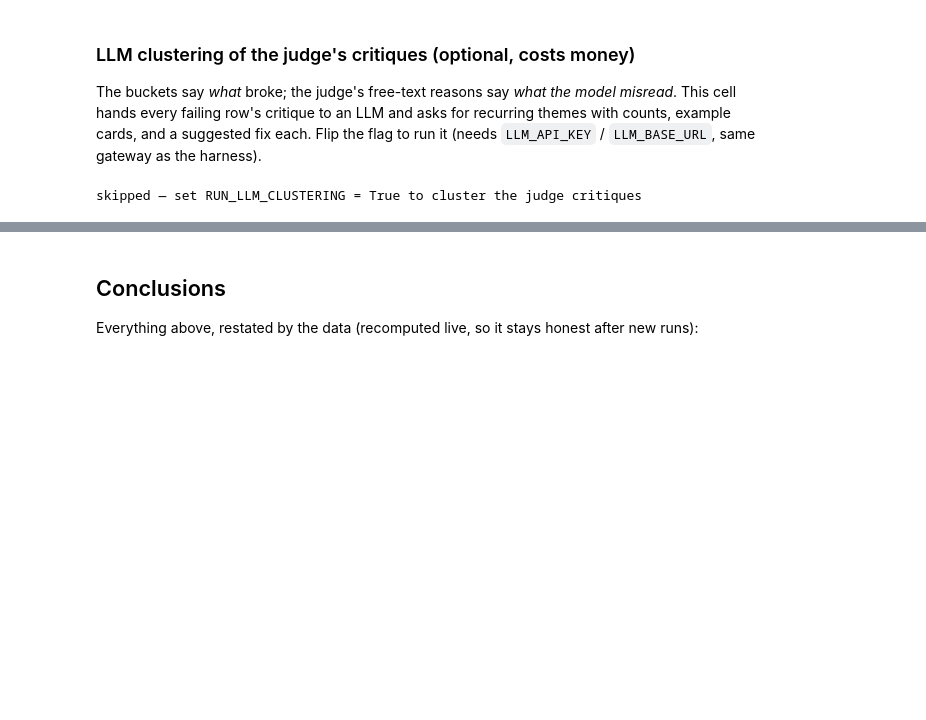
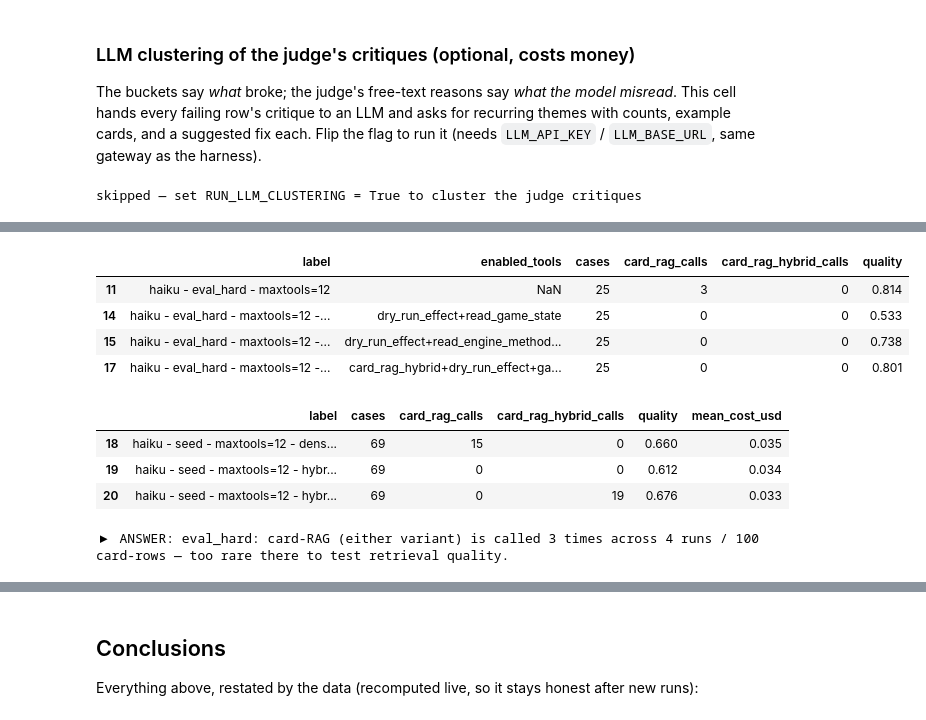
Before and after one commit to msharp9/a-thousand-blank-white-cards, a Jupyter notebook: scripts/analyze_evals.ipynb, the cells around one changed output, grey strips where cells are left out. Saved outputs shown, nothing was run; the diff lists cells and outputs as text; code cells hidden in the pictures; blank space fills up the shorter version.

```diff
--- a/scripts/analyze_evals.ipynb
+++ b/scripts/analyze_evals.ipynb
@@ -729,0 +745,55 @@ skipped — set RUN_LLM_CLUSTERING = True to cluster the judge critiques
+# %%
+from collections import Counter
+
+
+def tool_totals(run_key):
+    totals = Counter()
+    for per_tool in rows.loc[rows.run == run_key, "per_tool"]:
+        totals.update(per_tool)
+    return totals
+
+
+def rag_tool_calls(run_key):
+    totals = tool_totals(run_key)
+    return pd.Series(
+        {"card_rag_calls": totals.get("card_rag", 0), "card_rag_hybrid_calls": totals.get("card_rag_hybrid", 0)}
+    )
+
+
+def has_tool(enabled_tools, name):
+    return isinstance(enabled_tools, str) and name in enabled_tools.split("+")
+
+
+# eval_hard: how often is card-RAG even called there, regardless of variant?
+hard_rag = runs[
+    (runs.benchmark == "eval_hard") & (runs.model_short == "haiku-4-5") & (runs.max_tool_calls == 12)
+].copy()
+hard_rag = hard_rag.join(hard_rag.run.apply(rag_tool_calls))
+display(hard_rag[["label", "enabled_tools", "cases", "card_rag_calls", "card_rag_hybrid_calls", "quality"]].round(3))
+
+total_hard_rag_calls = int(hard_rag.card_rag_calls.sum() + hard_rag.card_rag_hybrid_calls.sum())
+total_hard_cards = int(hard_rag.cases.sum())
+
+# seed: the A/B arms — dense card_rag vs the two card_rag_hybrid attempts
+seed_rag = runs[(runs.benchmark == "seed") & (runs.model_short == "haiku-4-5") & (runs.max_tool_calls == 12)].copy()
+seed_rag = seed_rag.join(seed_rag.run.apply(rag_tool_calls))
+seed_rag["dense_enabled"] = seed_rag.enabled_tools.apply(lambda et: has_tool(et, "card_rag"))
+seed_rag["hybrid_enabled"] = seed_rag.enabled_tools.apply(lambda et: has_tool(et, "card_rag_hybrid"))
+seed_rag = seed_rag.sort_values("timestamp")
+display(seed_rag[["label", "cases", "card_rag_calls", "card_rag_hybrid_calls", "quality", "mean_cost_usd"]].round(3))
+
+answer(
+    f"eval_hard: card-RAG (either variant) is called {total_hard_rag_calls} times across "
+    f"{len(hard_rag)} runs / {total_hard_cards} card-rows — too rare there to test retrieval quality."
+)
+# %% [output]
+|  | label | enabled_tools | cases | card_rag_calls | card_rag_hybrid_calls | quality |
+| 11 | haiku - eval_hard - maxtools=12 | NaN | 25 | 3 | 0 | 0.814 |
+| 14 | haiku - eval_hard - maxtools=12 -... | dry_run_effect+read_game_state | 25 | 0 | 0 | 0.533 |
+| 15 | haiku - eval_hard - maxtools=12 -... | dry_run_effect+read_engine_method... | 25 | 0 | 0 | 0.738 |
+| 17 | haiku - eval_hard - maxtools=12 -... | card_rag_hybrid+dry_run_effect+ga... | 25 | 0 | 0 | 0.801 |
+|  | label | cases | card_rag_calls | card_rag_hybrid_calls | quality | mean_cost_usd |
+| 18 | haiku - seed - maxtools=12 - dens... | 69 | 15 | 0 | 0.660 | 0.035 |
+| 19 | haiku - seed - maxtools=12 - hybr... | 69 | 0 | 0 | 0.612 | 0.034 |
+| 20 | haiku - seed - maxtools=12 - hybr... | 69 | 0 | 19 | 0.676 | 0.033 |
+▶ ANSWER: eval_hard: card-RAG (either variant) is called 3 times across 4 runs / 100 card-rows — too rare there to test retrieval quality.
```
Also changed, not shown: parts of 6 cells of this notebook, 1 other file.
